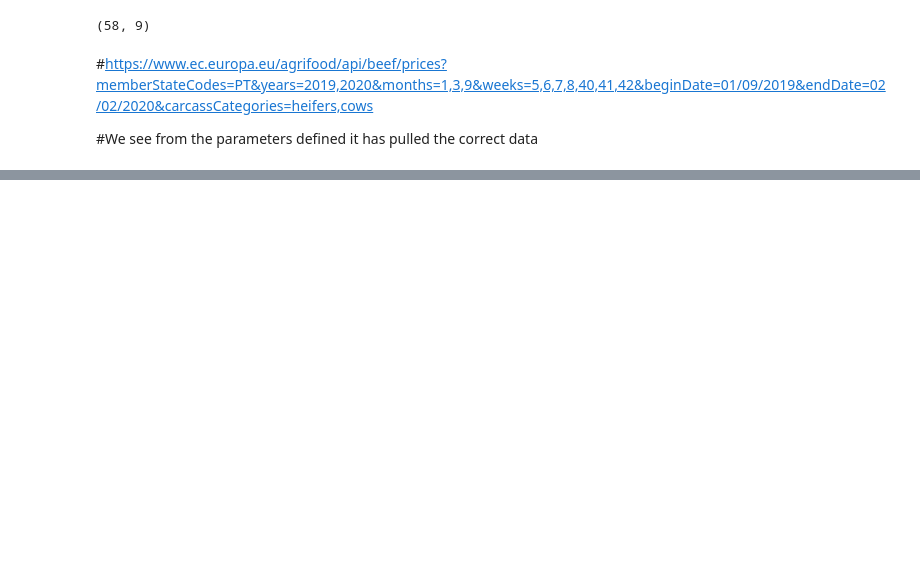
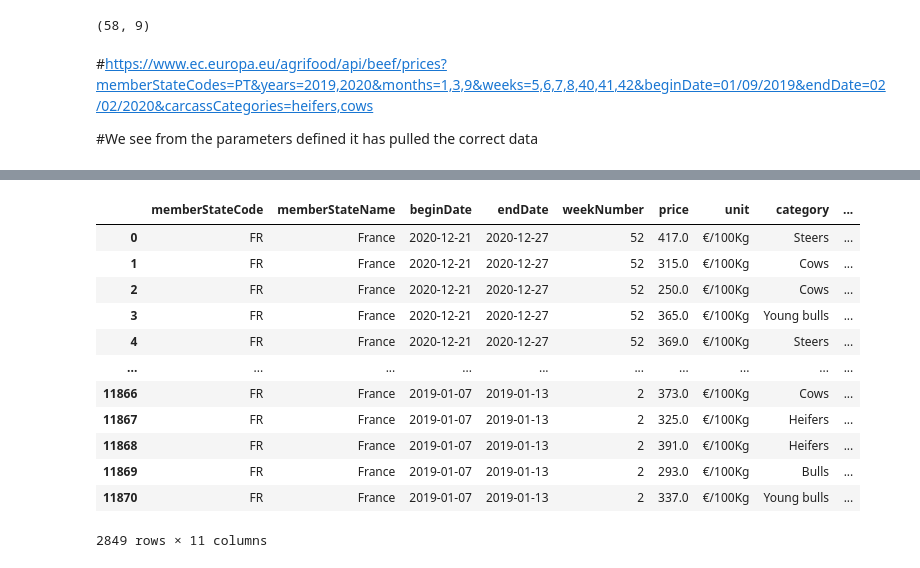
Before and after one commit to Ethan-Lawless/CA2, a Jupyter notebook: CA2_MSC_DA_SBA22189.ipynb, the cells around one changed output, grey strips where cells are left out. Saved outputs shown, nothing was run; the diff lists cells and outputs as text; code cells hidden in the pictures; blank space fills up the shorter version.

```diff
--- a/CA2_MSC_DA_SBA22189.ipynb
+++ b/CA2_MSC_DA_SBA22189.ipynb
@@ -130,0 +360,16 @@ df_beef_stats.shape
+# %%
+df_dict['FR'] #Example print from one of our new dicts
+# %% [output]
+|  | memberStateCode | memberStateName | beginDate | endDate | weekNumber | price | unit | category | ... |
+| 0 | FR | France | 2020-12-21 | 2020-12-27 | 52 | 417.0 | €/100Kg | Steers | ... |
+| 1 | FR | France | 2020-12-21 | 2020-12-27 | 52 | 315.0 | €/100Kg | Cows | ... |
+| 2 | FR | France | 2020-12-21 | 2020-12-27 | 52 | 250.0 | €/100Kg | Cows | ... |
+| 3 | FR | France | 2020-12-21 | 2020-12-27 | 52 | 365.0 | €/100Kg | Young bulls | ... |
+| 4 | FR | France | 2020-12-21 | 2020-12-27 | 52 | 369.0 | €/100Kg | Steers | ... |
+| ... | ... | ... | ... | ... | ... | ... | ... | ... | ... |
+| 11866 | FR | France | 2019-01-07 | 2019-01-13 | 2 | 373.0 | €/100Kg | Cows | ... |
+| 11867 | FR | France | 2019-01-07 | 2019-01-13 | 2 | 325.0 | €/100Kg | Heifers | ... |
+| 11868 | FR | France | 2019-01-07 | 2019-01-13 | 2 | 391.0 | €/100Kg | Heifers | ... |
+| 11869 | FR | France | 2019-01-07 | 2019-01-13 | 2 | 293.0 | €/100Kg | Bulls | ... |
+| 11870 | FR | France | 2019-01-07 | 2019-01-13 | 2 | 337.0 | €/100Kg | Young bulls | ... |
+2849 rows × 11 columns
```
Also changed, not shown: parts of 52 cells of this notebook.
